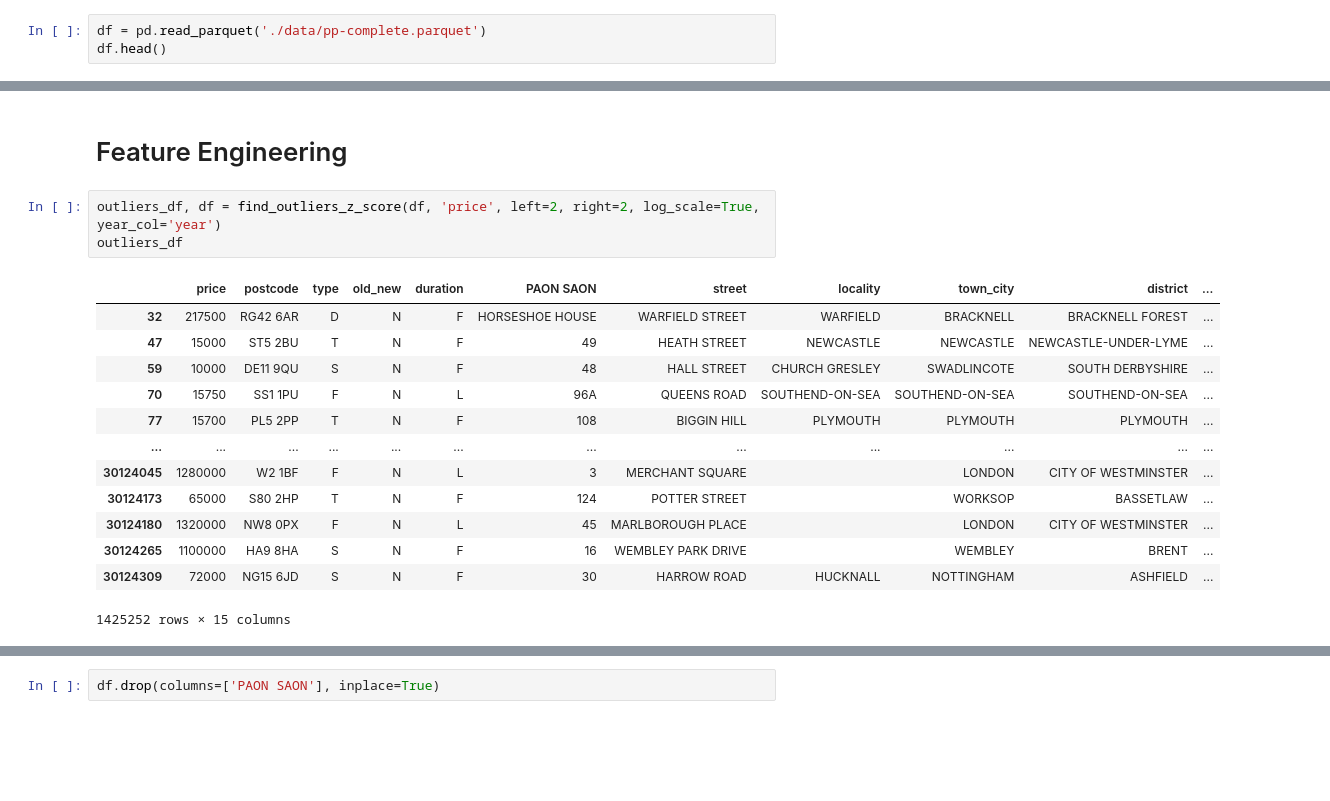
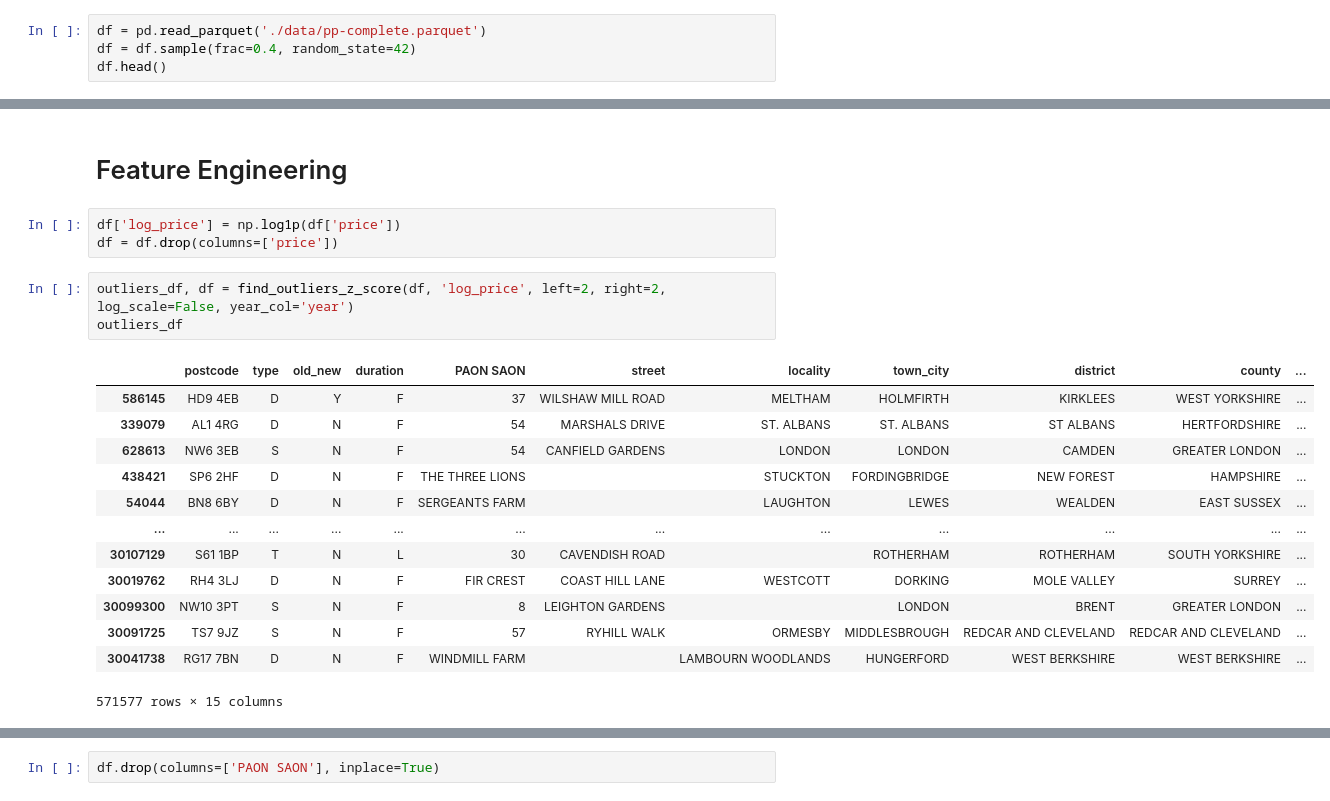
Before and after one commit to 1337Tema/HM-Land-Registry-ML-EDA-ARIMA-Geospatial, a Jupyter notebook: main.ipynb, the cells around one changed output, grey strips where cells are left out. Cells and saved outputs as stored; diff of their text form; blank space fills up the shorter version.

```diff
--- a/main.ipynb
+++ b/main.ipynb
@@ -8,6 +9,7 @@ from sklearn.metrics import mean_absolute_error, mean_squared_error, r2_score
 # Data
 # %%
 df = pd.read_parquet('./data/pp-complete.parquet')
+df = df.sample(frac=0.4, random_state=42)
 df.head()
 # %% [output]
 |  | price | date | postcode | type | old_new | duration | PAON SAON | street | locality | town_city | ... |
@@ -98,19 +126,22 @@ def find_outliers_z_score(data, feature, left=3, right=3, log_scale=False, year_
 # %% [markdown]
 # Feature Engineering
+# %%
+df['log_price'] = np.log1p(df['price'])
+df = df.drop(columns=['price'])
 # %%
-outliers_df, df = find_outliers_z_score(df, 'price', left=2, right=2, log_scale=True, year_col='year')
+outliers_df, df = find_outliers_z_score(df, 'log_price', left=2, right=2, log_scale=False, year_col='year')
 outliers_df
 # %% [output]
-|  | price | postcode | type | old_new | duration | PAON SAON | street | locality | town_city | district | ... |
-| 32 | 217500 | RG42 6AR | D | N | F | HORSESHOE HOUSE | WARFIELD STREET | WARFIELD | BRACKNELL | BRACKNELL FOREST | ... |
-| 47 | 15000 | ST5 2BU | T | N | F | 49 | HEATH STREET | NEWCASTLE | NEWCASTLE | NEWCASTLE-UNDER-LYME | ... |
-| 59 | 10000 | DE11 9QU | S | N | F | 48 | HALL STREET | CHURCH GRESLEY | SWADLINCOTE | SOUTH DERBYSHIRE | ... |
-| 70 | 15750 | SS1 1PU | F | N | L | 96A | QUEENS ROAD | SOUTHEND-ON-SEA | SOUTHEND-ON-SEA | SOUTHEND-ON-SEA | ... |
-| 77 | 15700 | PL5 2PP | T | N | F | 108 | BIGGIN HILL | PLYMOUTH | PLYMOUTH | PLYMOUTH | ... |
+|  | postcode | type | old_new | duration | PAON SAON | street | locality | town_city | district | county | ... |
+| 586145 | HD9 4EB | D | Y | F | 37 | WILSHAW MILL ROAD | MELTHAM | HOLMFIRTH | KIRKLEES | WEST YORKSHIRE | ... |
+| 339079 | AL1 4RG | D | N | F | 54 | MARSHALS DRIVE | ST. ALBANS | ST. ALBANS | ST ALBANS | HERTFORDSHIRE | ... |
+| 628613 | NW6 3EB | S | N | F | 54 | CANFIELD GARDENS | LONDON | LONDON | CAMDEN | GREATER LONDON | ... |
+| 438421 | SP6 2HF | D | N | F | THE THREE LIONS |  | STUCKTON | FORDINGBRIDGE | NEW FOREST | HAMPSHIRE | ... |
+| 54044 | BN8 6BY | D | N | F | SERGEANTS FARM |  | LAUGHTON | LEWES | WEALDEN | EAST SUSSEX | ... |
 | ... | ... | ... | ... | ... | ... | ... | ... | ... | ... | ... | ... |
-| 30124045 | 1280000 | W2 1BF | F | N | L | 3 | MERCHANT SQUARE |  | LONDON | CITY OF WESTMINSTER | ... |
-| 30124173 | 65000 | S80 2HP | T | N | F | 124 | POTTER STREET |  | WORKSOP | BASSETLAW | ... |
-| 30124180 | 1320000 | NW8 0PX | F | N | L | 45 | MARLBOROUGH PLACE |  | LONDON | CITY OF WESTMINSTER | ... |
-| 30124265 | 1100000 | HA9 8HA | S | N | F | 16 | WEMBLEY PARK DRIVE |  | WEMBLEY | BRENT | ... |
-| 30124309 | 72000 | NG15 6JD | S | N | F | 30 | HARROW ROAD | HUCKNALL | NOTTINGHAM | ASHFIELD | ... |
+| 30107129 | S61 1BP | T | N | L | 30 | CAVENDISH ROAD |  | ROTHERHAM | ROTHERHAM | SOUTH YORKSHIRE | ... |
+| 30019762 | RH4 3LJ | D | N | F | FIR CREST | COAST HILL LANE | WESTCOTT | DORKING | MOLE VALLEY | SURREY | ... |
+| 30099300 | NW10 3PT | S | N | F | 8 | LEIGHTON GARDENS |  | LONDON | BRENT | GREATER LONDON | ... |
+| 30091725 | TS7 9JZ | S | N | F | 57 | RYHILL WALK | ORMESBY | MIDDLESBROUGH | REDCAR AND CLEVELAND | REDCAR AND CLEVELAND | ... |
+| 30041738 | RG17 7BN | D | N | F | WINDMILL FARM |  | LAMBOURN WOODLANDS | HUNGERFORD | WEST BERKSHIRE | WEST BERKSHIRE | ... |
-1425252 rows × 15 columns
+571577 rows × 15 columns
```
Also changed, not shown: parts of 45 cells of this notebook.
